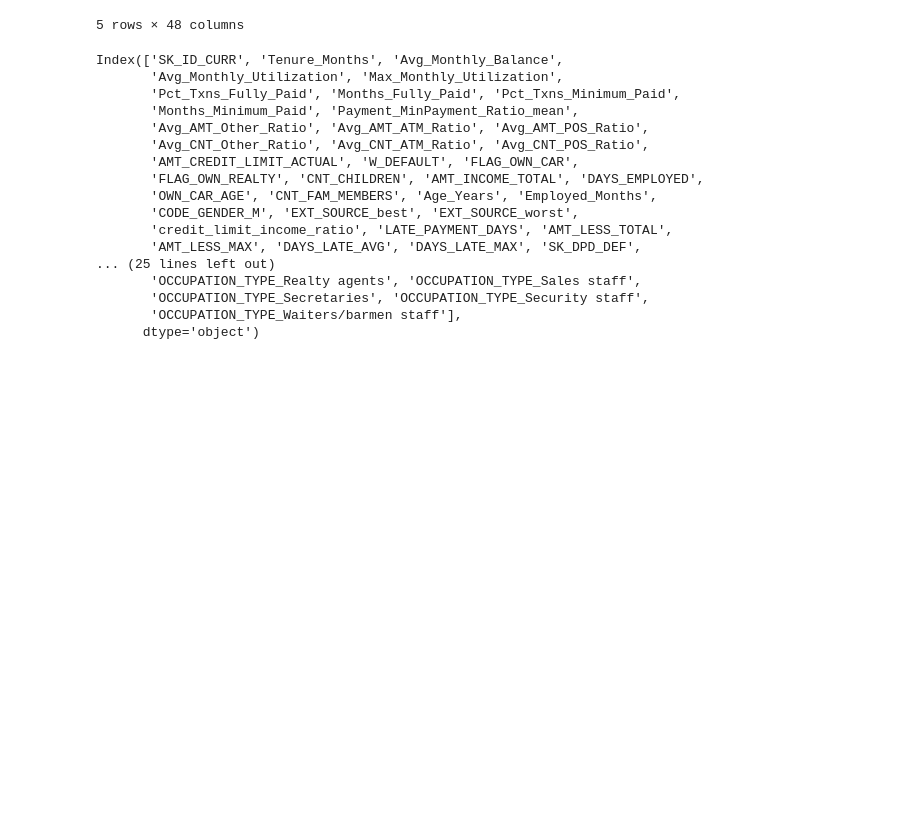
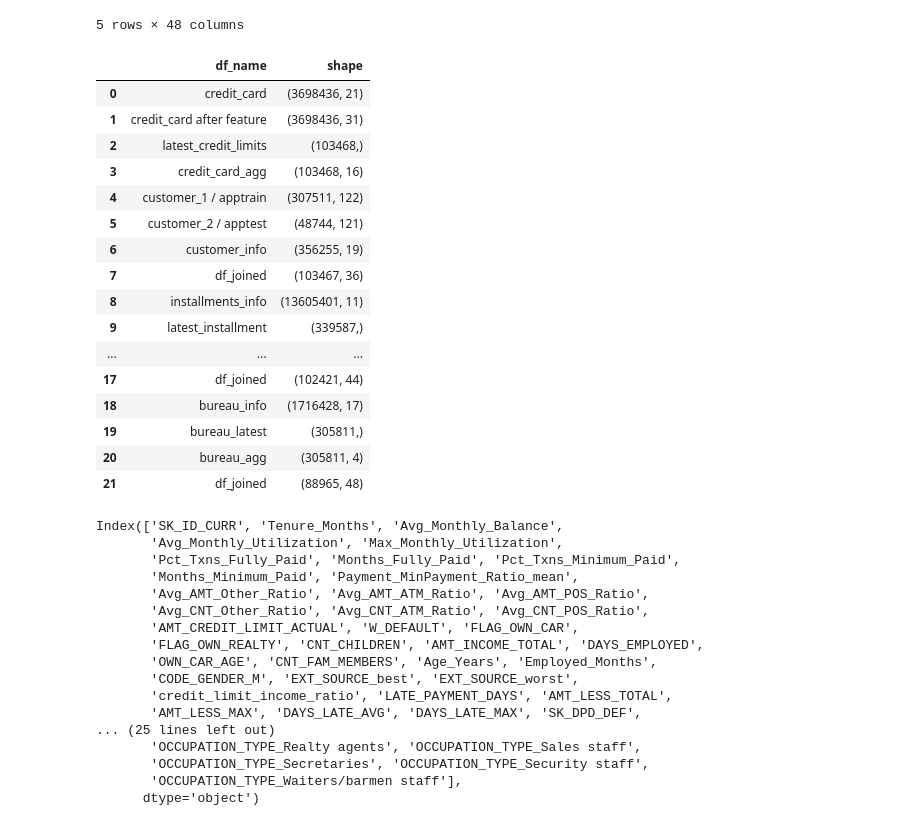
Before and after one commit to dev-dords/ML2_Project, a Jupyter notebook: LT3 - ML2 Final Project.ipynb, the cells around one changed output. Saved outputs shown, nothing was run; the diff lists cells and outputs as text; code cells hidden in the pictures; blank space fills up the shorter version.

```diff
--- a/LT3 - ML2 Final Project.ipynb
+++ b/LT3 - ML2 Final Project.ipynb
@@ -531,6 +668,30 @@ df_joined.head()
 | 3 | 100028 | 49 | 8085.058163 | 0.035934 | 0.165937 | ... |
 | 4 | 100036 | 12 | 0.000000 | 0.000000 | 0.000000 | ... |
 5 rows × 48 columns
+# %%
+df_info = df_info = pd.concat([df_info, pd.DataFrame({'df_name': ['bureau_info'], 'shape': [bureau_info.shape]})], ignore_index=True)
+df_info = df_info = pd.concat([df_info, pd.DataFrame({'df_name': ['bureau_latest'], 'shape': [bureau_latest.shape]})], ignore_index=True)
+df_info = df_info = pd.concat([df_info, pd.DataFrame({'df_name': ['bureau_agg'], 'shape': [bureau_agg.shape]})], ignore_index=True)
+df_info = df_info = pd.concat([df_info, pd.DataFrame({'df_name': ['df_joined'], 'shape': [df_joined.shape]})], ignore_index=True)
+df_info
+# %% [output]
+|  | df_name | shape |
+| 0 | credit_card | (3698436, 21) |
+| 1 | credit_card after feature | (3698436, 31) |
+| 2 | latest_credit_limits | (103468,) |
+| 3 | credit_card_agg | (103468, 16) |
+| 4 | customer_1 / apptrain | (307511, 122) |
+| 5 | customer_2 / apptest | (48744, 121) |
+| 6 | customer_info | (356255, 19) |
+| 7 | df_joined | (103467, 36) |
+| 8 | installments_info | (13605401, 11) |
+| 9 | latest_installment | (339587,) |
+| ... | ... | ... |
+| 17 | df_joined | (102421, 44) |
+| 18 | bureau_info | (1716428, 17) |
+| 19 | bureau_latest | (305811,) |
+| 20 | bureau_agg | (305811, 4) |
+| 21 | df_joined | (88965, 48) |
 # %%
 # One-hot encode the specified columns
 columns_to_encode = ['NAME_INCOME_TYPE', 'NAME_EDUCATION_TYPE', 'NAME_FAMILY_STATUS', 'NAME_HOUSING_TYPE', 'OCCUPATION_TYPE']
```
Also changed, not shown: parts of 30 cells of this notebook.
